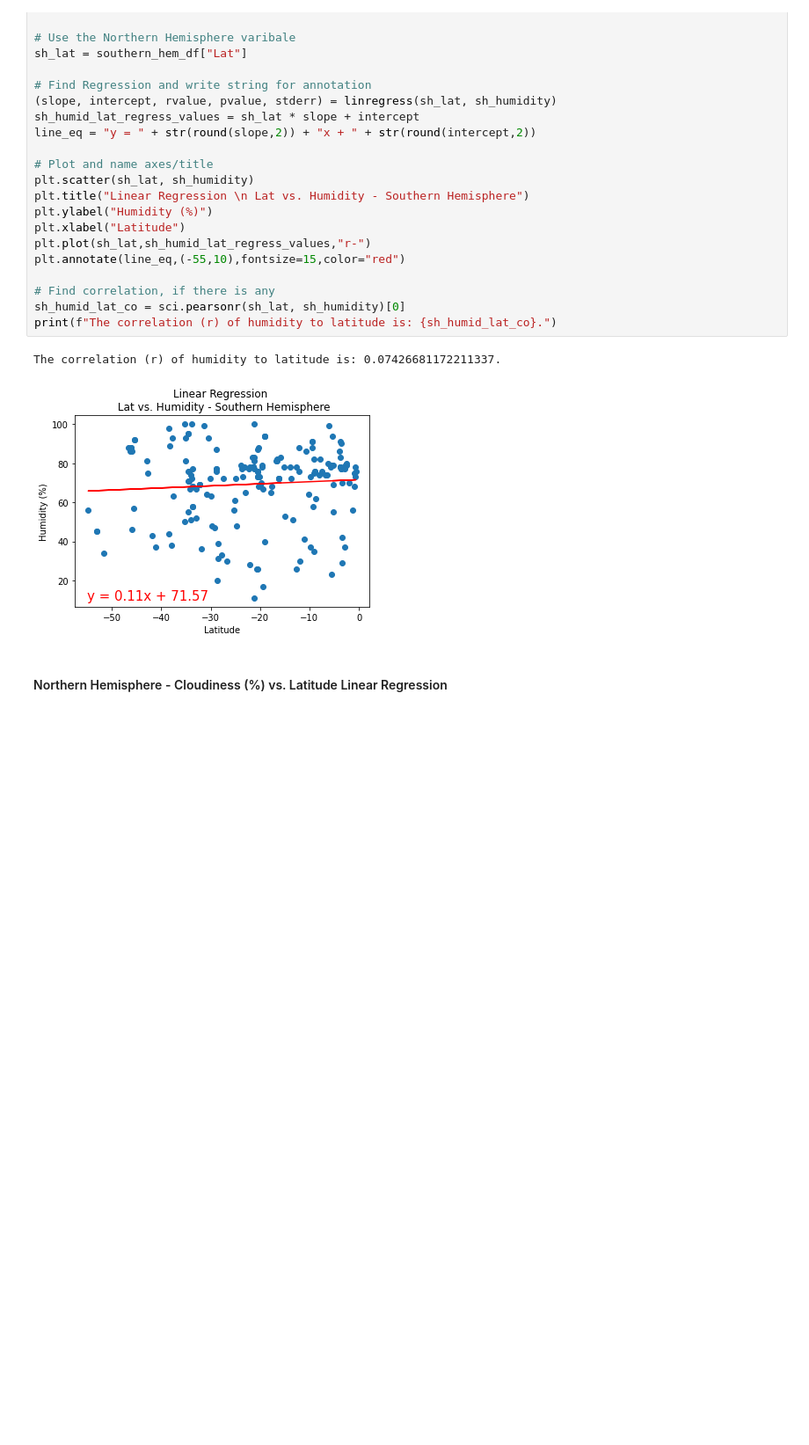
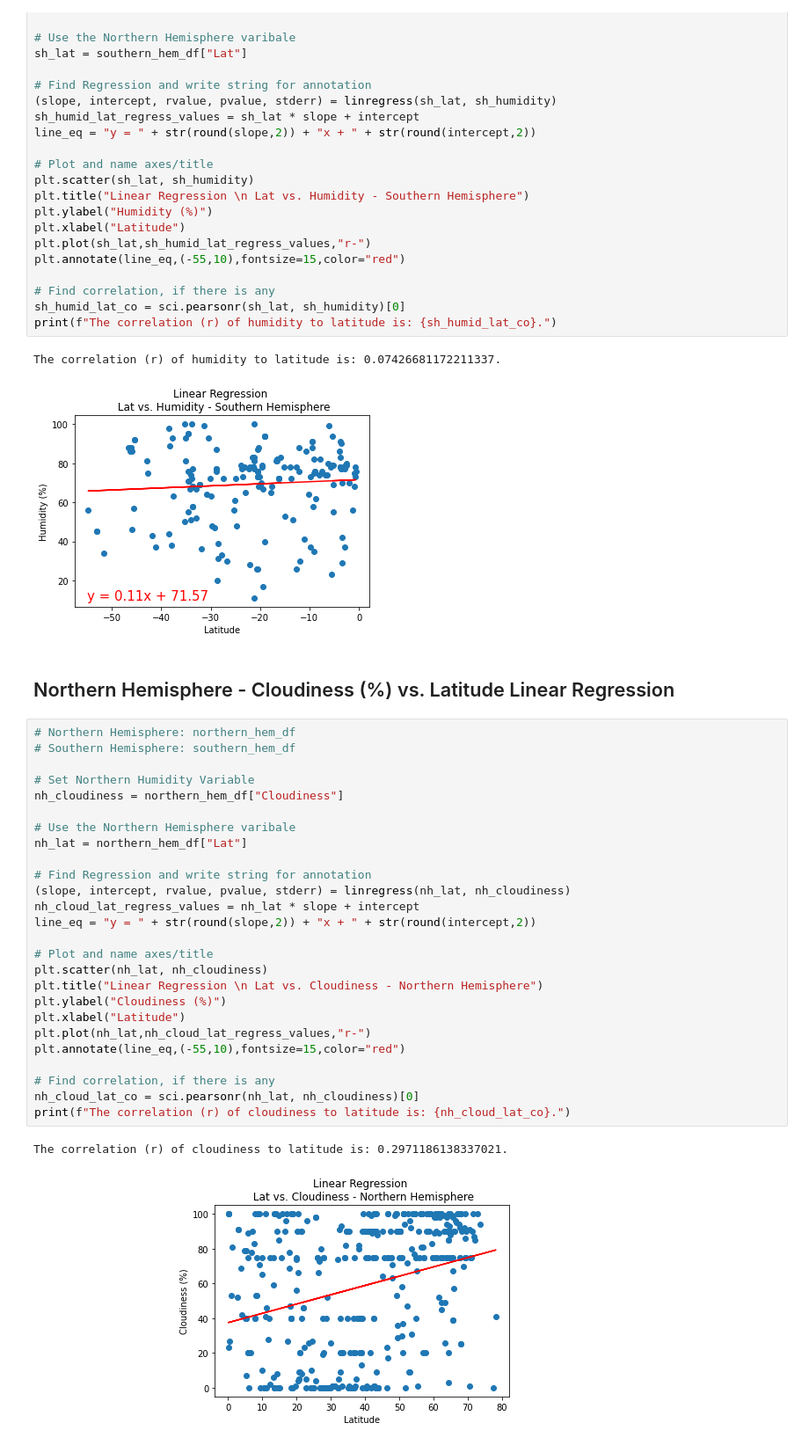
Before and after one commit to CCom20/api-challenge-python, a Jupyter notebook: weatherpy/starter_code/WeatherPy.ipynb, the cells around one changed output. Shown at 88% size. Cells and saved outputs as stored; diff of their text form; blank space fills up the shorter version.

Commit message:
Initial coding of Weatherpy done. Need to Clean and add exported JPEG code for charts

```diff
--- a/weatherpy/starter_code/WeatherPy.ipynb
+++ b/weatherpy/starter_code/WeatherPy.ipynb
@@ -521,5 +521,34 @@ print(f"The correlation (r) of humidity to latitude is: {sh_humid_lat_co}.")
 The correlation (r) of humidity to latitude is: 0.07426681172211337.
 [figure]
 # %% [markdown]
-####  Northern Hemisphere - Cloudiness (%) vs. Latitude Linear Regression
+## Northern Hemisphere - Cloudiness (%) vs. Latitude Linear Regression
+# %%
+# Northern Hemisphere: northern_hem_df
+# Southern Hemisphere: southern_hem_df
+
+# Set Northern Humidity Variable
+nh_cloudiness = northern_hem_df["Cloudiness"]
+
+# Use the Northern Hemisphere varibale
+nh_lat = northern_hem_df["Lat"]
+
+# Find Regression and write string for annotation
+(slope, intercept, rvalue, pvalue, stderr) = linregress(nh_lat, nh_cloudiness)
+nh_cloud_lat_regress_values = nh_lat * slope + intercept
+line_eq = "y = " + str(round(slope,2)) + "x + " + str(round(intercept,2))
+
+# Plot and name axes/title
+plt.scatter(nh_lat, nh_cloudiness)
+plt.title("Linear Regression \n Lat vs. Cloudiness - Northern Hemisphere")
+plt.ylabel("Cloudiness (%)")
+plt.xlabel("Latitude")
+plt.plot(nh_lat,nh_cloud_lat_regress_values,"r-")
+plt.annotate(line_eq,(-55,10),fontsize=15,color="red")
+
+# Find correlation, if there is any
+nh_cloud_lat_co = sci.pearsonr(nh_lat, nh_cloudiness)[0]
+print(f"The correlation (r) of cloudiness to latitude is: {nh_cloud_lat_co}.")
+# %% [output]
+The correlation (r) of cloudiness to latitude is: 0.2971186138337021.
+[figure, added]
 # %% [markdown]
```
Also changed, not shown: parts of 7 cells of this notebook.
